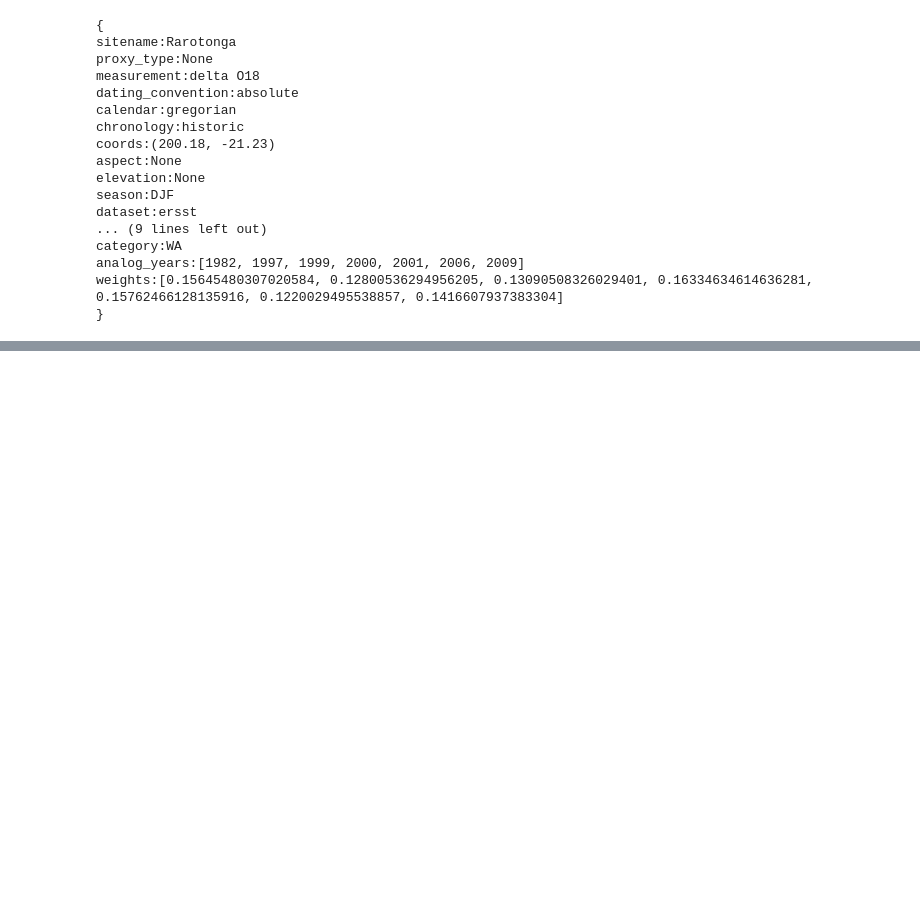
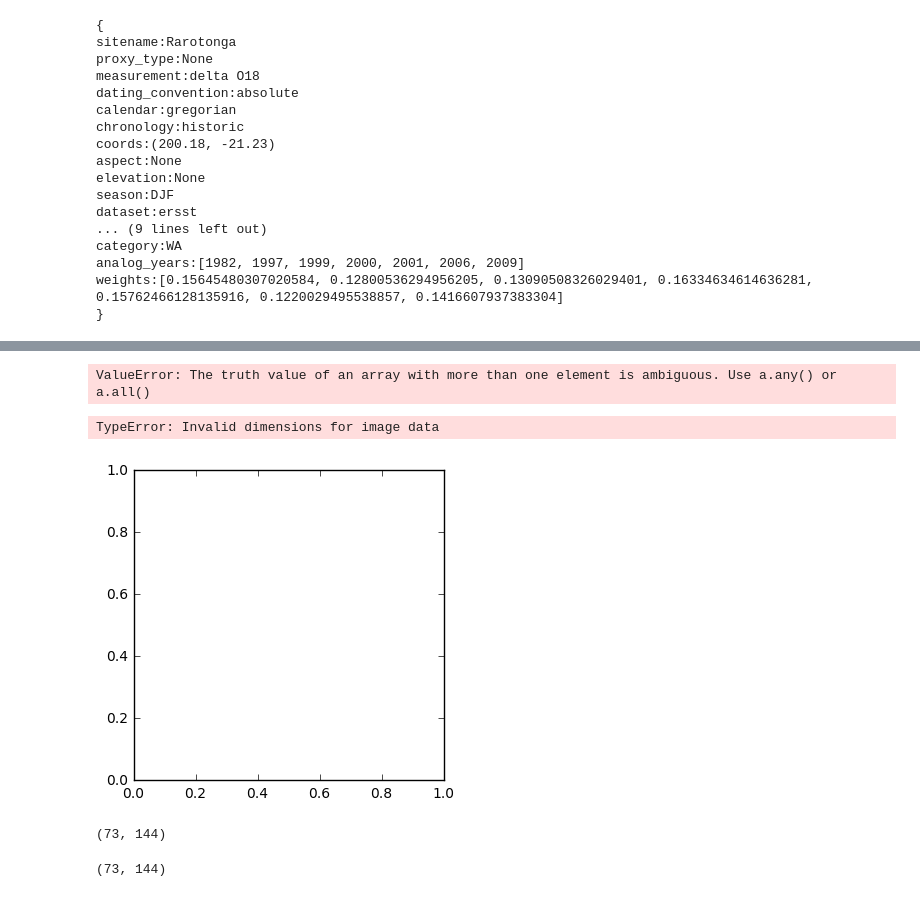
Before and after one commit to nicolasfauchereau/paleopy, a Jupyter notebook: notebooks/dev/test_wind_vector.ipynb, the cells around one changed output, grey strips where cells are left out. Saved outputs shown, nothing was run; the diff lists cells and outputs as text; code cells hidden in the pictures; blank space fills up the shorter version.

```diff
--- a/notebooks/dev/test_wind_vector.ipynb
+++ b/notebooks/dev/test_wind_vector.ipynb
@@ -285,0 +346,19 @@ levels
+# %%
+test = ( (c.ucompos.dset_compos['pvalues'].data < 0.1) or (c.vcompos.dset_compos['pvalues'].data < 0.1) )
+# %% [output]
+ValueError: The truth value of an array with more than one element is ambiguous. Use a.any() or a.all()
+# %%
+mask = np.logical_or((c.ucompos.dset_compos['pvalues'].data < 0.1),(c.vcompos.dset_compos['pvalues'].data < 0.1))
+# %%
+plt.imshow(c.windspeed_dset['composite_anomalies'].data[mask])
+# %% [output]
+TypeError: Invalid dimensions for image data
+[figure, added]
+# %%
+mask.shape
+# %% [output]
+(73, 144)
+# %%
+c.windspeed_dset['composite_anomalies'].data.shape
+# %% [output]
+(73, 144)
```
Also changed, not shown: parts of 14 cells of this notebook, 2 other files.
